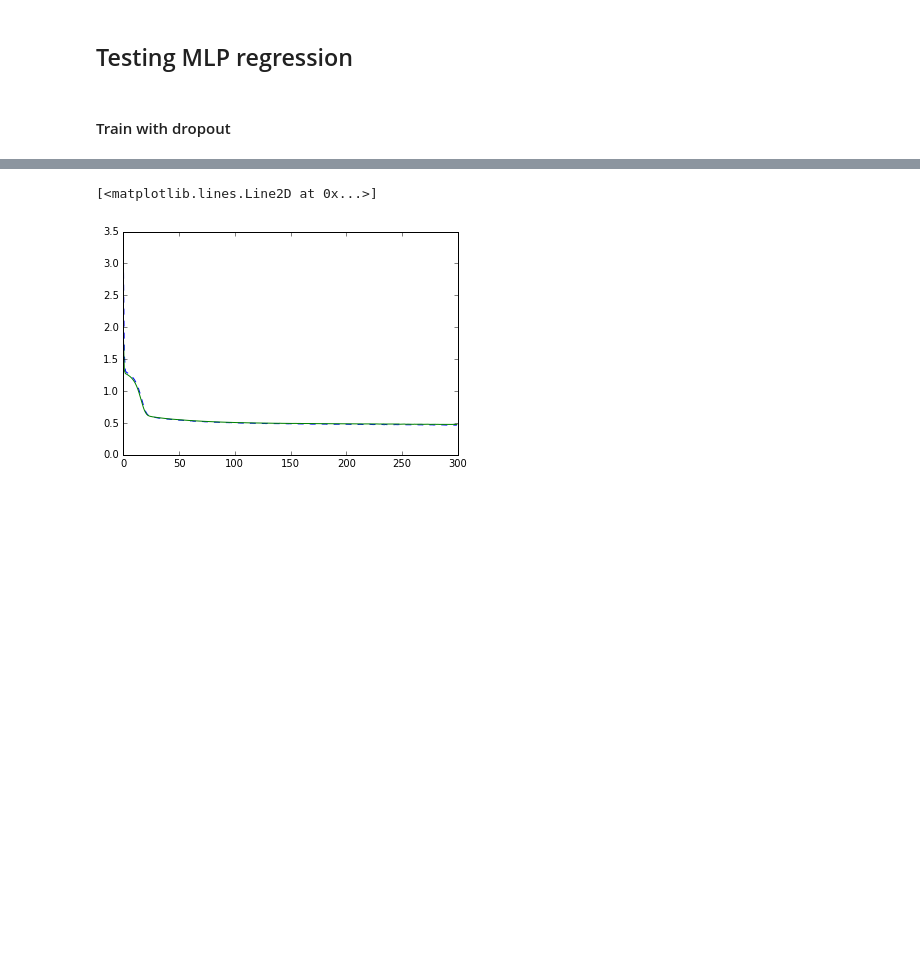
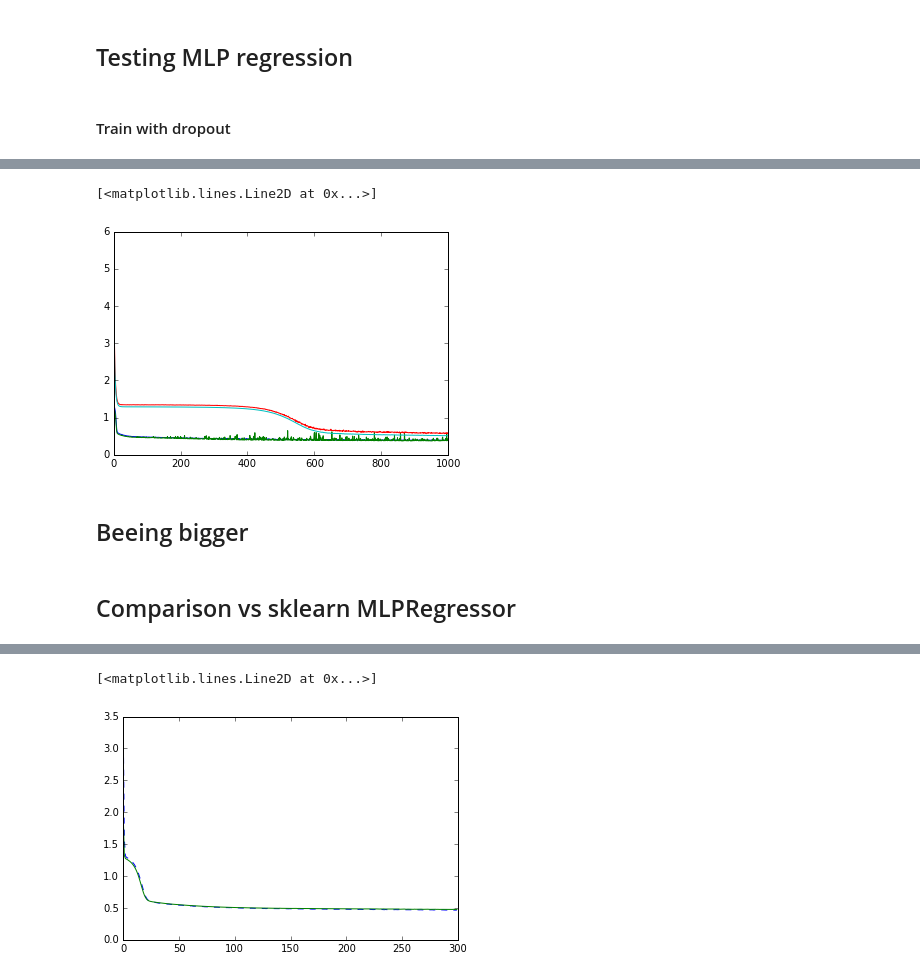
Before and after one commit to davidbp/connectionist, a Jupyter notebook: MLPRegression/mlp_regression_theano_example.ipynb, the cells around one changed output, grey strips where cells are left out. Saved outputs shown, nothing was run; the diff lists cells and outputs as text; code cells hidden in the pictures; blank space fills up the shorter version.

```diff
--- a/MLPRegression/mlp_regression_theano_example.ipynb
+++ b/MLPRegression/mlp_regression_theano_example.ipynb
@@ -79,0 +95,13 @@ batch_size = 200
+# %%
+plt.plot(model_nodropout.loss_curve_)
+plt.plot(model_nodropout.loss_curve_validation_)
+
+plt.plot(model.loss_curve_)
+plt.plot(model.loss_curve_validation_)
+# %% [output]
+[<matplotlib.lines.Line2D at 0x...>]
+[figure, added]
+# %% [markdown]
+## Beeing bigger
+# %% [markdown]
+## Comparison vs sklearn MLPRegressor
```
Also changed, not shown: parts of 20 cells of this notebook, 1 other file.
